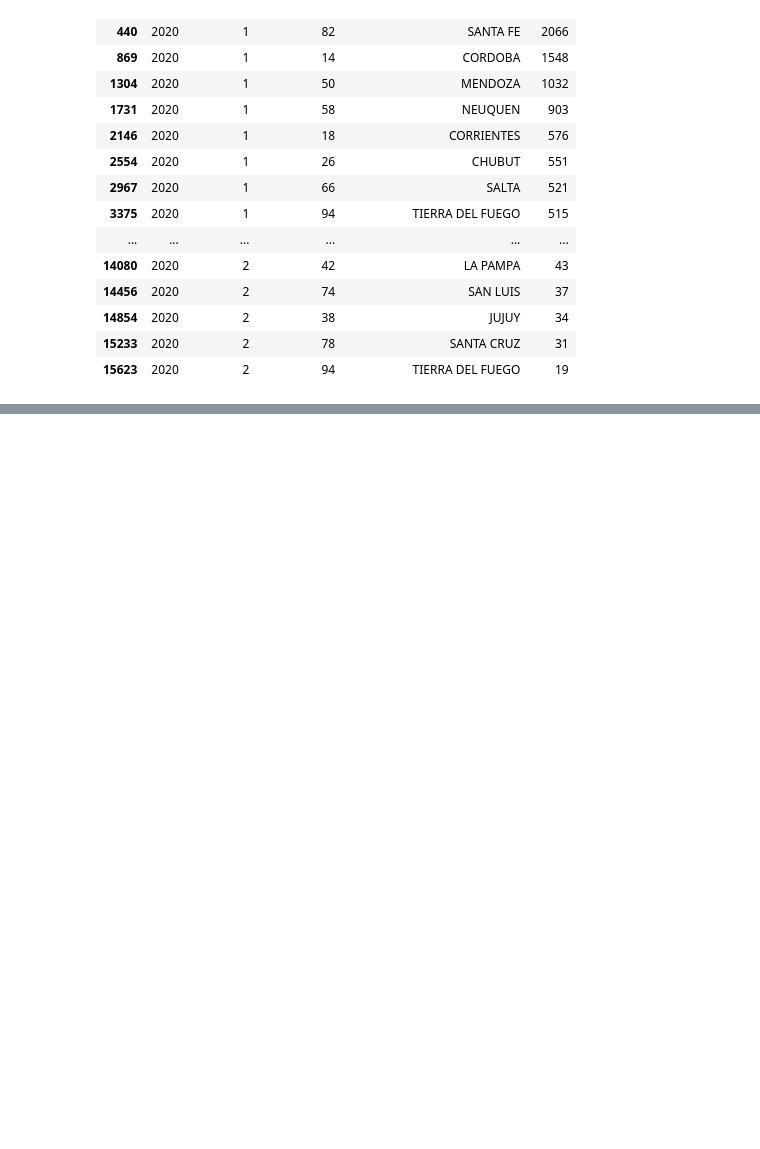
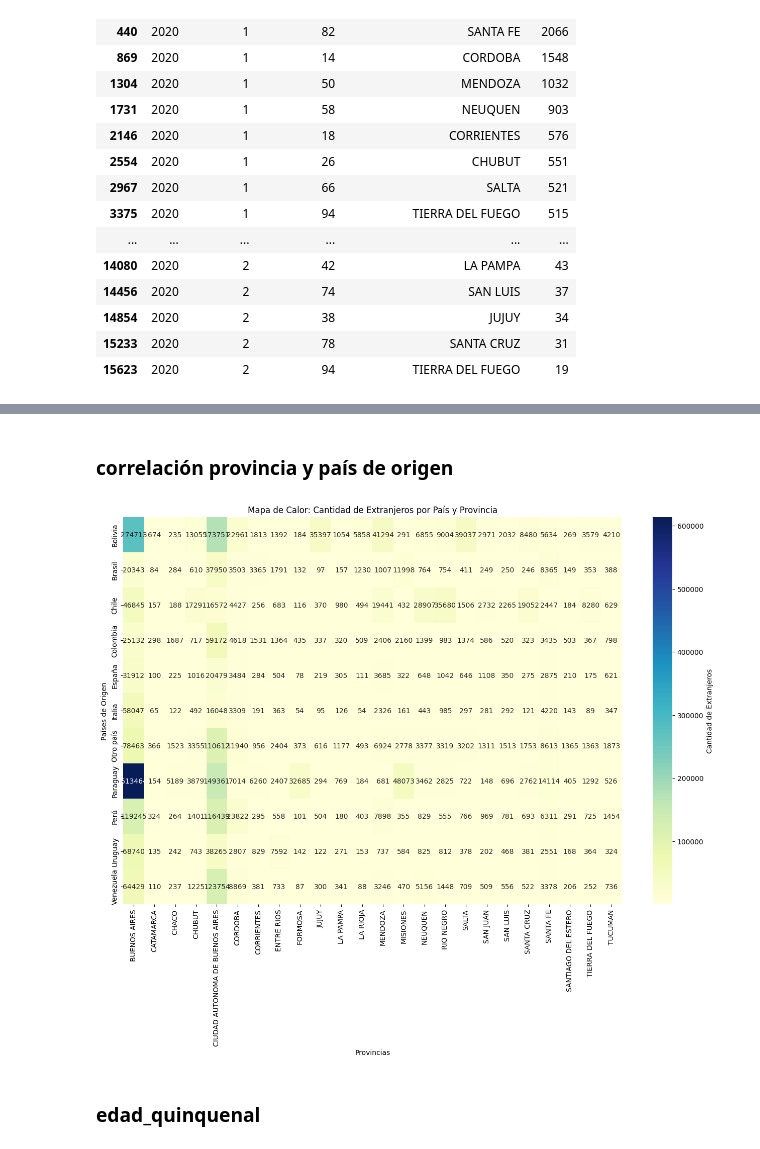
Before and after one commit to DATASCIENTISTSHENRY/PF_DataScience_Migraciones, a Jupyter notebook: EDA_ETL/ETL_EDA_Kpi_Amba.ipynb, the cells around one changed output, grey strips where cells are left out. Cells and saved outputs as stored; diff of their text form; code cells hidden in the pictures; blank space fills up the shorter version.

```diff
--- a/EDA_ETL/ETL_EDA_Kpi_Amba.ipynb
+++ b/EDA_ETL/ETL_EDA_Kpi_Amba.ipynb
@@ -1047,0 +1199,18 @@ residencias_totales_2020.to_csv("../DATASETS_ARGENTINA/Anual/residencias_totales
+# %% [markdown]
+### correlación provincia y país de origen
+# %%
+# Pivotar el DataFrame para obtener una tabla de valores para el mapa de calor
+heatmap_data = df_extranjeros.pivot_table(index='pais_origen', columns='provincia_nombre', values='cantidad', aggfunc='sum')
+
+# Crear el mapa de calor
+plt.figure(figsize=(16, 10))
+sns.heatmap(heatmap_data, cmap='YlGnBu', annot=True, fmt='g', cbar_kws={'label': 'Cantidad de Extranjeros'})
+plt.title('Mapa de Calor: Cantidad de Extranjeros por País y Provincia')
+plt.xlabel('Provincias')
+plt.ylabel('Países de Origen')
+
+plt.show()
+# %% [output]
+[figure, added]
+# %% [markdown]
+### edad_quinquenal
```
Also changed, not shown: parts of 15 cells of this notebook, 6 other files.
